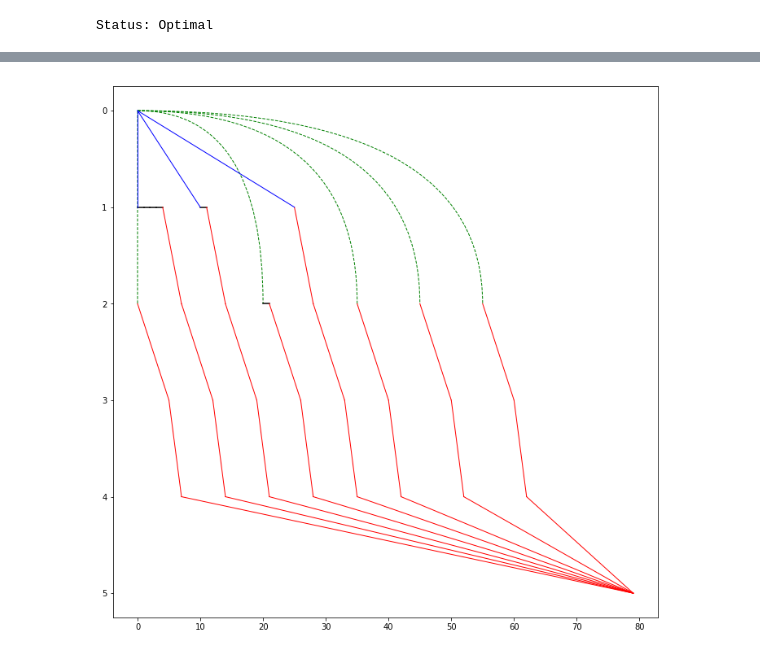
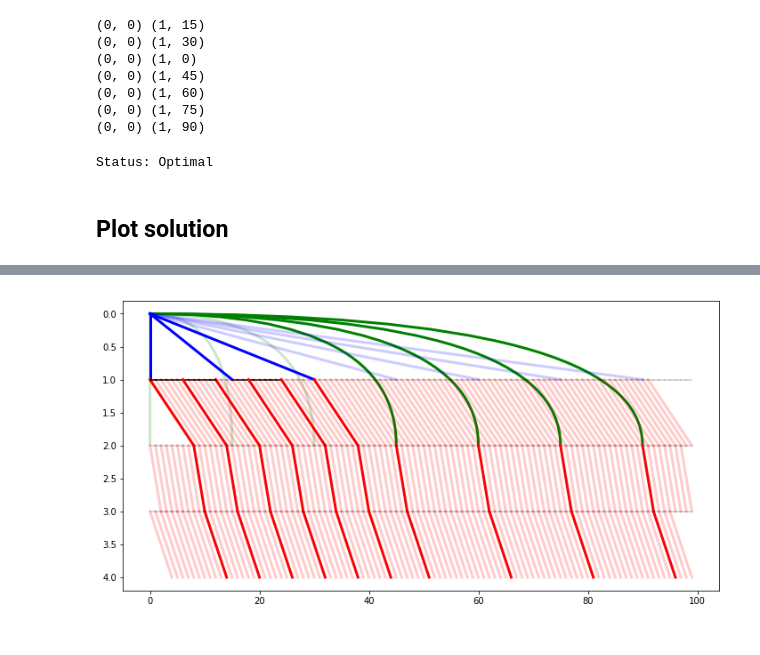
Before and after one commit to ljdcvda/aerospace-projects, a Jupyter notebook: thesis/thesis.ipynb, the cells around one changed output, grey strips where cells are left out. Drawn from its saved outputs; the diff is of its cells as text; code cells hidden in the pictures.

```diff
--- a/thesis/thesis.ipynb
+++ b/thesis/thesis.ipynb
@@ -54,0 +37,6 @@ days_with_delivery, delivery_cap_truss, delivery_cap_hab = create_deliveries()
+# %%
+nodes = [(s, t) for s in states for t in times if s > 0]
+# add source
+nodes.append((0, 0))
+# add sink
+nodes.append((max(states) + 1, max(times)))
@@ -99,6 +108,0 @@ for tr in arms:
-# %%
-inflow_truss = {}
-for n in nodes_for_truss:
-    inflow_truss[n] = 0
-inflow_truss[(0, 0)] = truss_pieces_per_arm
-inflow_truss[(max(states_for_truss) + 1, max(times))] = -truss_pieces_per_arm
@@ -130,37 +172,42 @@ opt_model.writeLP("WhiskasModel.lp")
+# %%
+for ori,dest in arcs:
+    if ori[0]==0 and dest[0]==1:
+        print(ori,dest)
+# %% [output]
+(0, 0) (1, 15)
+(0, 0) (1, 30)
+(0, 0) (1, 0)
+(0, 0) (1, 45)
+(0, 0) (1, 60)
+(0, 0) (1, 75)
+(0, 0) (1, 90)
 # %%
 opt_model.solve()
 print("Status:", plp.LpStatus[opt_model.status])
 # %% [output]
 Status: Optimal
+# %% [markdown]
+## Plot solution
 # %%
-def draw_curved_delivery(ori, dest):
-    import matplotlib.path as mpath
-    import matplotlib.patches as mpatches
-
-    Path = mpath.Path
-    pp = mpatches.PathPatch(
-        Path([(ori[1], ori[0]), (dest[1], ori[0]), (dest[1], dest[0])],
-             [Path.MOVETO, Path.CURVE3, Path.CURVE3]),
-        fc="none", transform=ax.transData, color='green', ls='--')
-
-    return pp
-
-colors = ['blue', 'green']
-fig, ax = plt.subplots(figsize=(12,12))
+fig, ax = plt.subplots(figsize=(12,6))
 # TRUSS PIECES
 plt.gca().invert_yaxis()
-# plt.plot(y_val, x_val, 'r*')
-for ori,dest in arcs_for_truss:
-    if plp.value(truss_network_vars[ori,dest]) > 0:
-        if ori[0] == 0:
-            if dest[0] == 1:
-                plt.plot([ori[1], dest[1]], [ori[0], dest[0]], color=colors[0], linewidth=plp.value(truss_network_vars[ori,dest]))
-            else:
-                pp = draw_curved_delivery(ori, dest)
-                ax.add_patch(pp)
-        elif ori[0]!=dest[0]:
-            plt.plot([ori[1], dest[1]], [ori[0], dest[0]], 'r', linewidth=plp.value(truss_network_vars[ori,dest]))
+
+for ori,dest in arcs:
+    if plp.value(arc_vars[ori,dest]) > 0:
+        alpha = 1
+    else:
+        alpha = 0.2
+    if ori[0] == 0:
+        if dest[0] == 1:
+            plt.plot([ori[1], dest[1]], [ori[0], dest[0]], alpha = alpha, color='blue', linewidth=3)
         else:
-            print('storage happened', ori, dest, plp.value(truss_network_vars[ori,dest]))
-            plt.plot([ori[1], dest[1]], [ori[0], dest[0]], 'k')
+            pp = draw_curved_delivery(ori, dest, alpha)
+            ax.add_patch(pp)
+    elif ori[0]!=dest[0] and dest[0]!=max(states)+1:
+        plt.plot([ori[1], dest[1]], [ori[0], dest[0]], 'r', alpha = alpha, linewidth=3)
+    elif dest[0]!=max(states)+1:
+        plt.plot([ori[1], dest[1]], [ori[0], dest[0]], 'k', alpha = alpha)
+        if plp.value(arc_vars[ori,dest]) > 0:
+            print('storage happened', ori, dest, plp.value(arc_vars[ori,dest]))
 # %% [output]
@@ -173 +231 @@ storage happened (2, 20) (2, 21) 1.0
-[figure, old version]
+[figure, new version]
```
Also changed, not shown: parts of 23 cells of this notebook, 3 other files.
